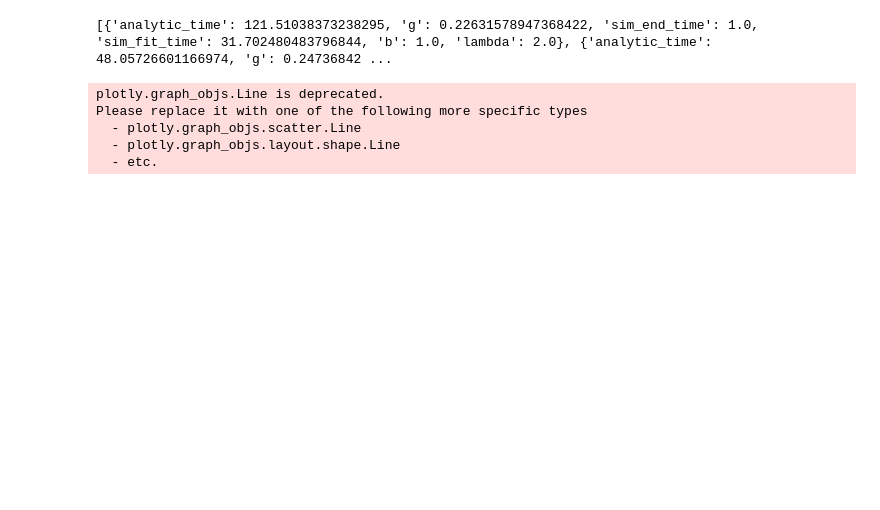
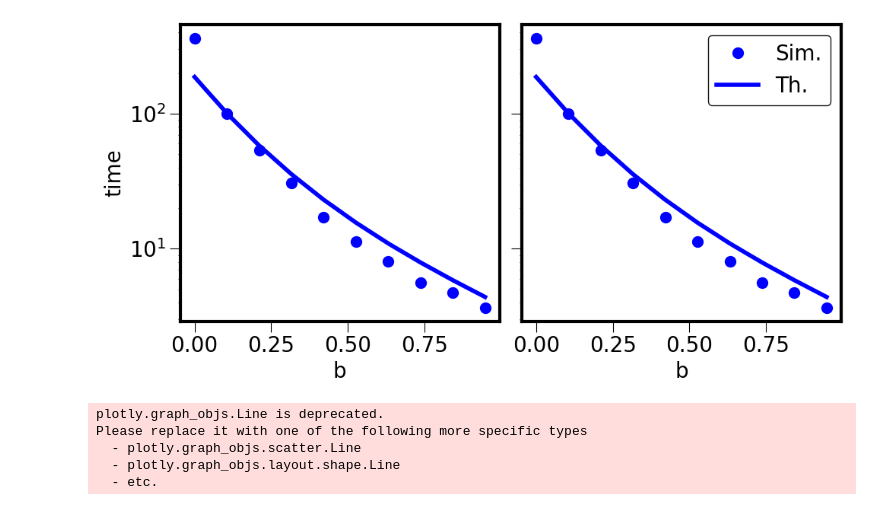
Before and after one commit to michaelyhuang23/opo-photon-tunneling, a Jupyter notebook: plotterpy.ipynb, the cells around one changed output. Cells and saved outputs as stored; diff of their text form; code cells hidden in the pictures; blank space fills up the shorter version.

```diff
--- a/plotterpy.ipynb
+++ b/plotterpy.ipynb
@@ -4,11 +5,10 @@ import plotly.express as px
 import json
 import numpy as np
 # %%
+with open('output2.json') as f:
+    data = json.load(f)
 with open('output.json') as f:
-    data = json.load(f)
-print(data)
+    data2 = json.load(f)
-# %% [output]
-[{'analytic_time': 121.51038373238295, 'g': 0.22631578947368422, 'sim_end_time': 1.0, 'sim_fit_time': 31.702480483796844, 'b': 1.0, 'lambda': 2.0}, {'analytic_time': 48.05726601166974, 'g': 0.24736842 ...
 # %%
 def aggregate(data, keep_keys):
     agg = {}
@@ -24,14 +24,59 @@ def aggregate(data, keep_keys):
     keys = [[key[i] for key in keys] for i in range(len(keep_keys))]
     return *keys, vals
 # %%
-for data_ptr in data:
-    data_ptr['err_end'] = abs(np.log(data_ptr["sim_end_time"]) -  np.log(data_ptr["analytic_time"])) / (data_ptr["sim_end_time"]+1e-9) * 100
-    data_ptr['err_fit'] = abs(np.log(data_ptr["sim_fit_time"]) -  np.log(data_ptr["analytic_time"])) / (data_ptr["sim_fit_time"]+1e-9) * 100
-    data_ptr['log_sim_end_time'] = np.log(data_ptr["sim_end_time"])
-    data_ptr['log_sim_fit_time'] = np.log(data_ptr["sim_fit_time"])
-    data_ptr['log_analytic_time'] = np.log(data_ptr["analytic_time"])
-    data_ptr['log_err_end'] = abs((data_ptr['log_sim_end_time'] - data_ptr['log_analytic_time']) / (data_ptr['log_sim_end_time']+1e-9)) * 100
-    data_ptr['log_err_fit'] = abs((data_ptr['log_sim_fit_time'] - data_ptr['log_analytic_time']) / (data_ptr['log_sim_fit_time']+1e-9)) * 100
+def process_data(data):
+    for data_ptr in data:
+        data_ptr['err_fit1'] = abs(np.log(data_ptr["sim_fit_time"]) -  np.log(data_ptr["sol1_time"])) / (data_ptr["sim_fit_time"]+1e-9) * 100
+        data_ptr['err_fit3'] = abs(np.log(data_ptr["sim_fit_time"]) -  np.log(data_ptr["sol3_time"])) / (data_ptr["sim_fit_time"]+1e-9) * 100
+        data_ptr['log_sim_fit_time'] = np.log(data_ptr["sim_fit_time"])
+        data_ptr['log_sol1_time'] = np.log(data_ptr["sol1_time"])
+        data_ptr['log_sol3_time'] = np.log(data_ptr["sol3_time"])
+        data_ptr['log_err_fit1'] = abs((data_ptr['log_sim_fit_time'] - data_ptr['log_sol1_time']) / (data_ptr['log_sim_fit_time']+1e-9)) * 100
+        data_ptr['log_err_fit3'] = abs((data_ptr['log_sim_fit_time'] - data_ptr['log_sol3_time']) / (data_ptr['log_sim_fit_time']+1e-9)) * 100
+    return data
+data = process_data(data)
+data2 = process_data(data2)
+# %%
+import pandas as pd
+df = pd.DataFrame(data)
+df2 = pd.DataFrame(data2)
+
+plt.rcParams.update({
+    'lines.linewidth': 4,       # Line thickness
+    'lines.markersize': 10,     # Marker size
+    'axes.linewidth': 3,        # Border thickness for axes
+    'axes.titlesize': 20,       # Title font size
+    'axes.labelsize': 20,       # Label font size
+    'xtick.labelsize': 20,      # X-axis tick label font size
+    'ytick.labelsize': 20,      # Y-axis tick label font size
+    'xtick.major.size': 10,     # Length of X-axis ticks
+    'ytick.major.size': 10,     # Length of X-axis ticks
+    'legend.fontsize': 20,      # Legend font size
+    'legend.frameon': True,     # Enable legend frame
+    'legend.framealpha': 0.9,   # Legend frame transparency
+    'legend.edgecolor': 'black' # Legend frame border color
+})
+fig, (ax1, ax2) = plt.subplots(1, 2, sharey=True, figsize=(10, 5))
+
+ax1.plot(df['b'], df['sim_fit_time'], 'o', markerfacecolor='blue', markeredgecolor='blue', label="g=0.4")
+#plt.plot(df['b'], df['sol1_time'])
+ax1.plot(df['b'], df['sol3_time'], color='blue')
+ax1.set_yscale('log')
+ax1.set_ylabel('time')
+ax1.set_xlabel('b')
+
+ax2.plot(df2['b'], df2['sim_fit_time'], 'o', markerfacecolor='blue', markeredgecolor='blue', label="g=0.1")
+#plt.plot(df['b'], df['sol1_time'])
+ax2.plot(df2['b'], df2['sol3_time'], color='blue')
+ax2.legend(['Sim.', 'Th.'])
+ax2.set_yscale('log')
+ax2.set_xlabel('b')
+
+plt.tight_layout()
+plt.savefig('time-vs-b-g04-l2.svg', format='svg',  bbox_inches='tight')
+plt.show()
+# %% [output]
+[figure, added]
 # %%
 import pandas as pd
 import plotly.graph_objects as go
```
Also changed, not shown: parts of 3 cells of this notebook, 4 other files.
